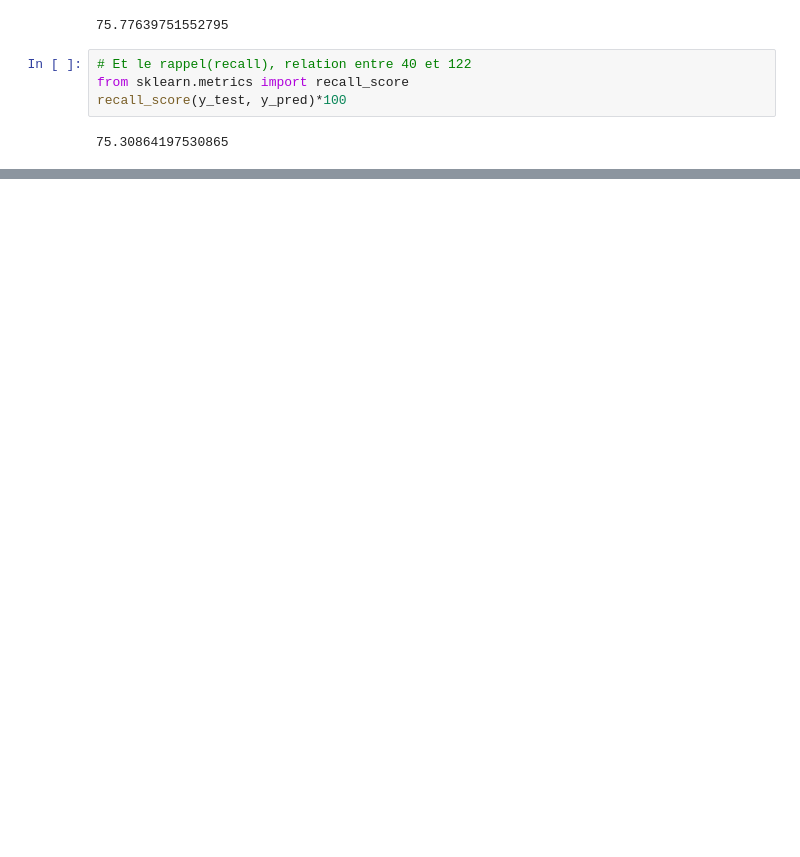
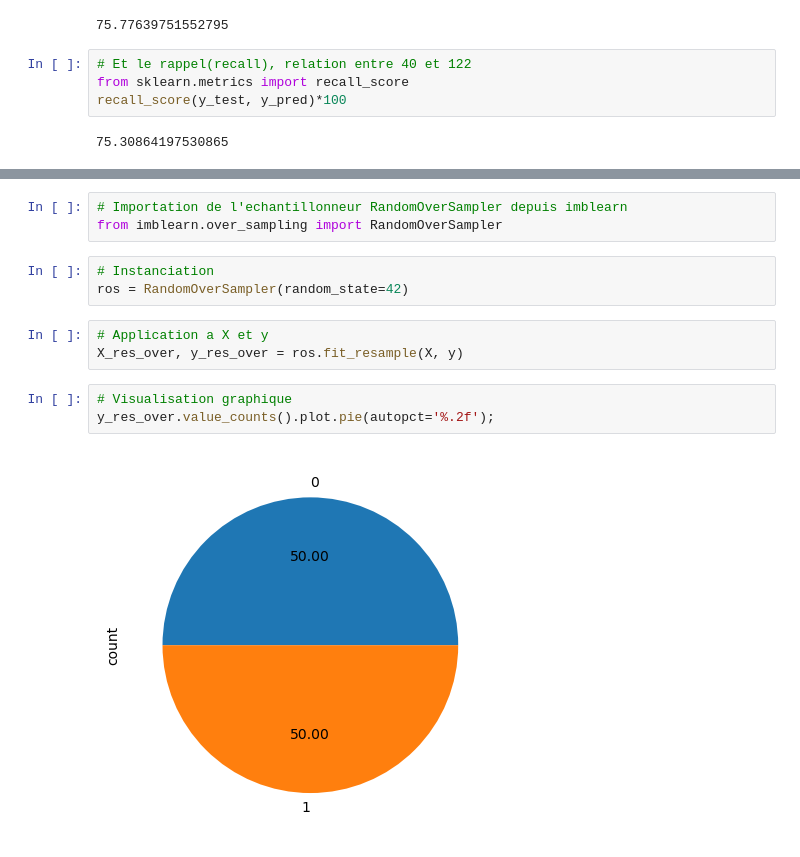
Before and after one commit to Badu1230/fraude-identification, a Jupyter notebook: Création d'un modèle d'identification des fraudes.ipynb, the cells around one changed output, grey strips where cells are left out. Saved outputs shown, nothing was run; the diff lists cells and outputs as text; blank space fills up the shorter version.

```diff
--- a/Création d'un modèle d'identification des fraudes.ipynb
+++ b/Création d'un modèle d'identification des fraudes.ipynb
@@ -210,0 +303,14 @@ recall_score(y_test, y_pred)*100
+# %%
+# Importation de l'echantillonneur RandomOverSampler depuis imblearn
+from imblearn.over_sampling import RandomOverSampler
+# %%
+# Instanciation
+ros = RandomOverSampler(random_state=42)
+# %%
+# Application a X et y
+X_res_over, y_res_over = ros.fit_resample(X, y)
+# %%
+# Visualisation graphique
+y_res_over.value_counts().plot.pie(autopct='%.2f');
+# %% [output]
+[figure, added]
```
Also changed, not shown: parts of 76 cells of this notebook.
